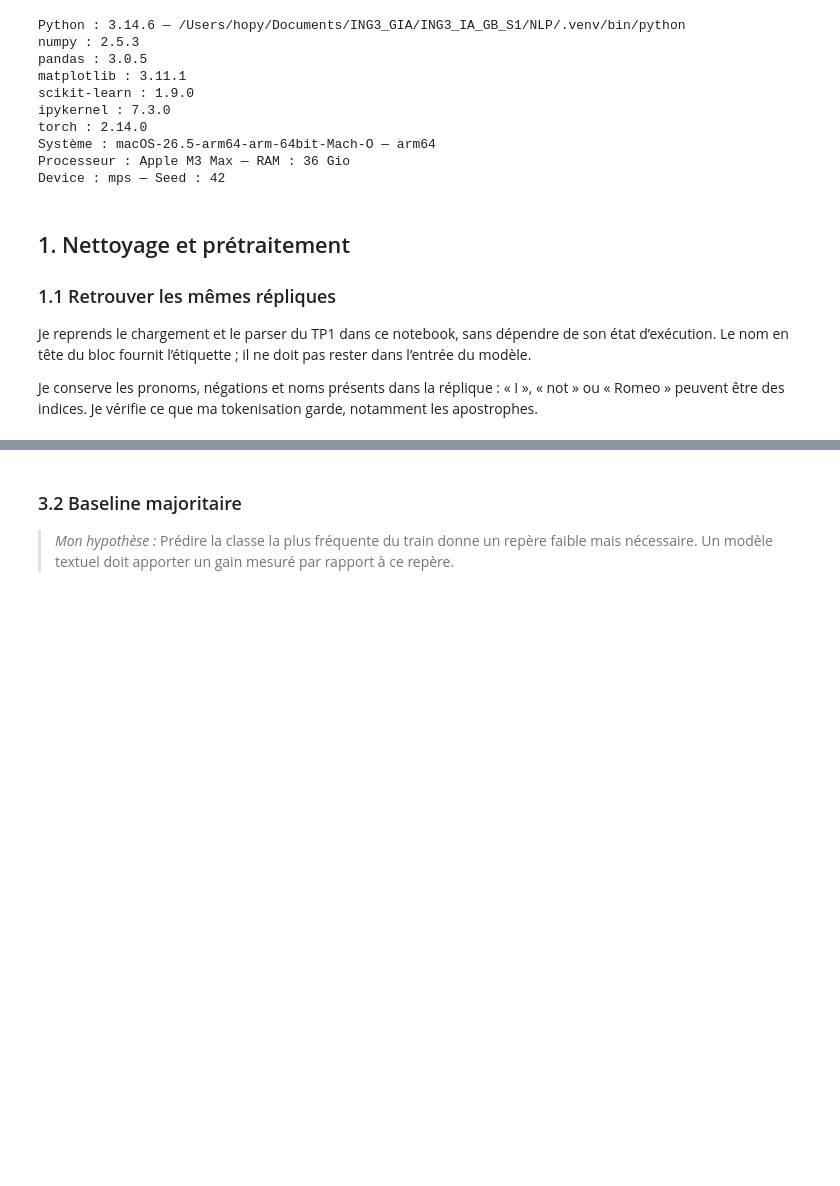
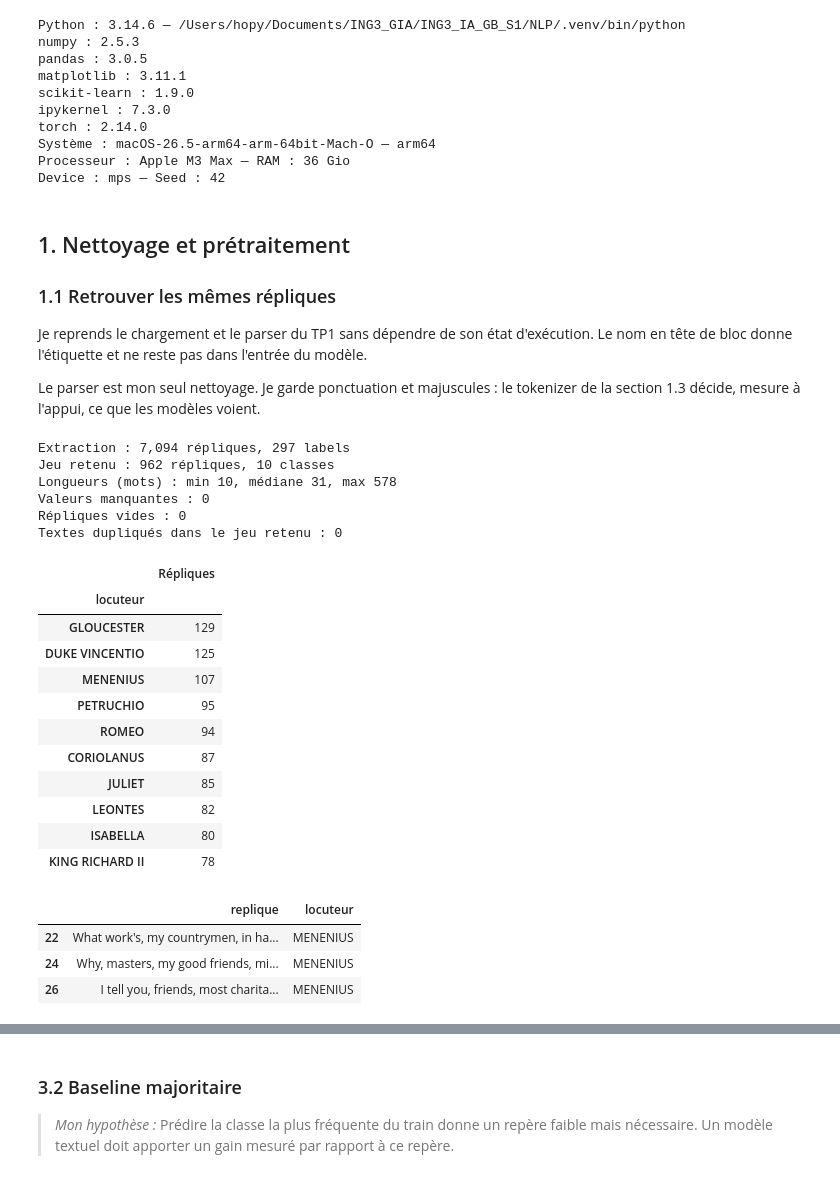
Before and after one commit to mcrayssac/ING3_IAA_GB_NLP, a Jupyter notebook: TP2_NLP_deep_learning.ipynb, the cells around one changed output, grey strips where cells are left out. Drawn from its saved outputs; the diff is of its cells as text; code cells hidden in the pictures; blank space fills up the shorter version.

```diff
--- a/TP2_NLP_deep_learning.ipynb
+++ b/TP2_NLP_deep_learning.ipynb
@@ -87,7 +93,7 @@ Device : mps — Seed : 42
 
 ### 1.1 Retrouver les mêmes répliques
 
-Je reprends le chargement et le parser du TP1 dans ce notebook, sans dépendre de son état d’exécution. Le nom en tête du bloc fournit l’étiquette ; il ne doit pas rester dans l’entrée du modèle.
+Je reprends le chargement et le parser du TP1 sans dépendre de son état d'exécution. Le nom en tête de bloc donne l'étiquette et ne reste pas dans l'entrée du modèle.
 
-Je conserve les pronoms, négations et noms présents dans la réplique : « I », « not » ou « Romeo » peuvent être des indices. Je vérifie ce que ma tokenisation garde, notamment les apostrophes.
+Le parser est mon seul nettoyage. Je garde ponctuation et majuscules : le tokenizer de la section 1.3 décide, mesure à l'appui, ce que les modèles voient.
 # %%
@@ -96,0 +144,40 @@ Je conserve les pronoms, négations et noms présents dans la réplique : « I
+# %%
+# Contrôles du jeu retenu : effectifs, longueurs, valeurs manquantes, doublons.
+effectifs = donnees['locuteur'].value_counts()
+longueurs_retenues = donnees['replique'].str.split().str.len()
+
+# Comptes globaux
+print(f'Extraction : {len(df):,} répliques, {df["locuteur"].nunique()} labels')
+print(f'Jeu retenu : {len(donnees)} répliques, {len(effectifs)} classes')
+print(f'Longueurs (mots) : min {longueurs_retenues.min()}, '
+      f'médiane {longueurs_retenues.median():g}, max {longueurs_retenues.max()}')
+print(f'Valeurs manquantes : {donnees.isna().sum().sum()}')
+print(f'Répliques vides : {donnees["replique"].str.strip().eq("").sum()}')
+print(f'Textes dupliqués dans le jeu retenu : {donnees["replique"].duplicated().sum()}')
+
+# Effectifs par classe et aperçu
+display(effectifs.rename('Répliques').to_frame())
+display(donnees.head(3))
+# %% [output]
+Extraction : 7,094 répliques, 297 labels
+Jeu retenu : 962 répliques, 10 classes
+Longueurs (mots) : min 10, médiane 31, max 578
+Valeurs manquantes : 0
+Répliques vides : 0
+Textes dupliqués dans le jeu retenu : 0
+|  | Répliques |
+| locuteur |  |
+| GLOUCESTER | 129 |
+| DUKE VINCENTIO | 125 |
+| MENENIUS | 107 |
+| PETRUCHIO | 95 |
+| ROMEO | 94 |
+| CORIOLANUS | 87 |
+| JULIET | 85 |
+| LEONTES | 82 |
+| ISABELLA | 80 |
+| KING RICHARD II | 78 |
+|  | replique | locuteur |
+| 22 | What work's, my countrymen, in ha... | MENENIUS |
+| 24 | Why, masters, my good friends, mi... | MENENIUS |
+| 26 | I tell you, friends, most charita... | MENENIUS |
```
Also changed, not shown: parts of 41 cells of this notebook.
